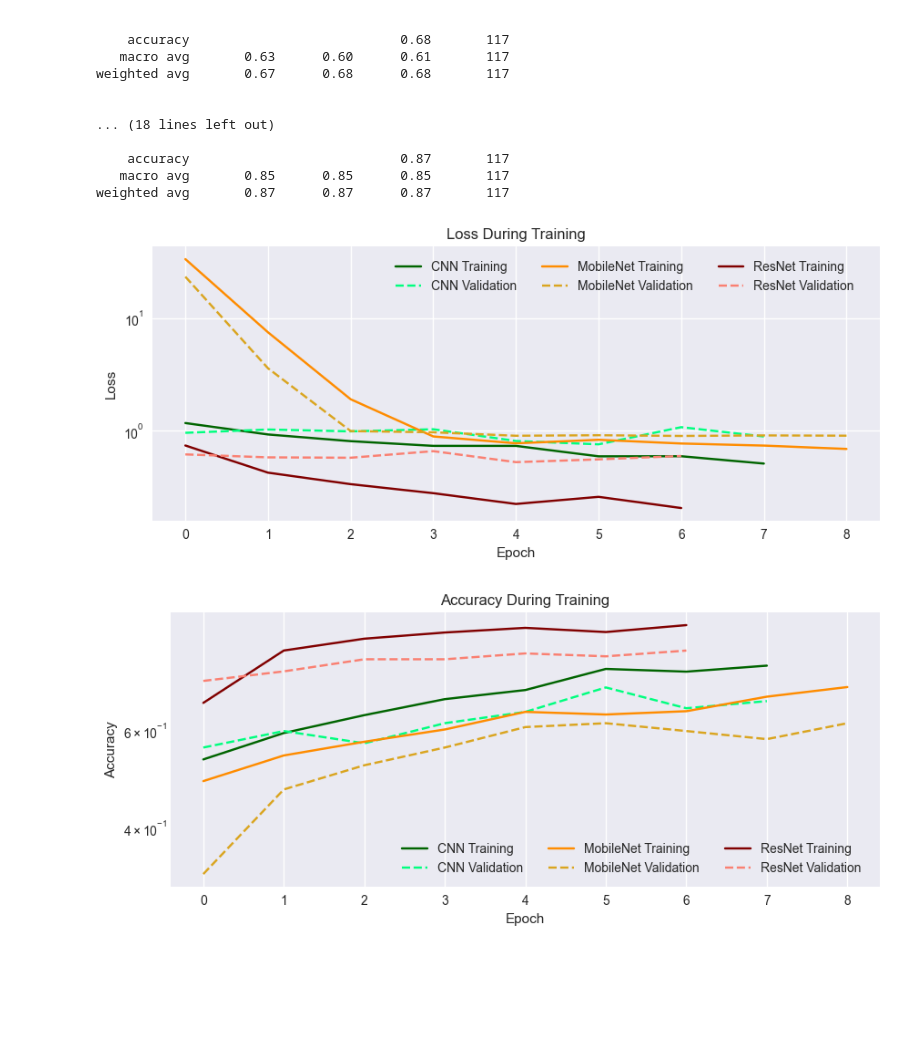
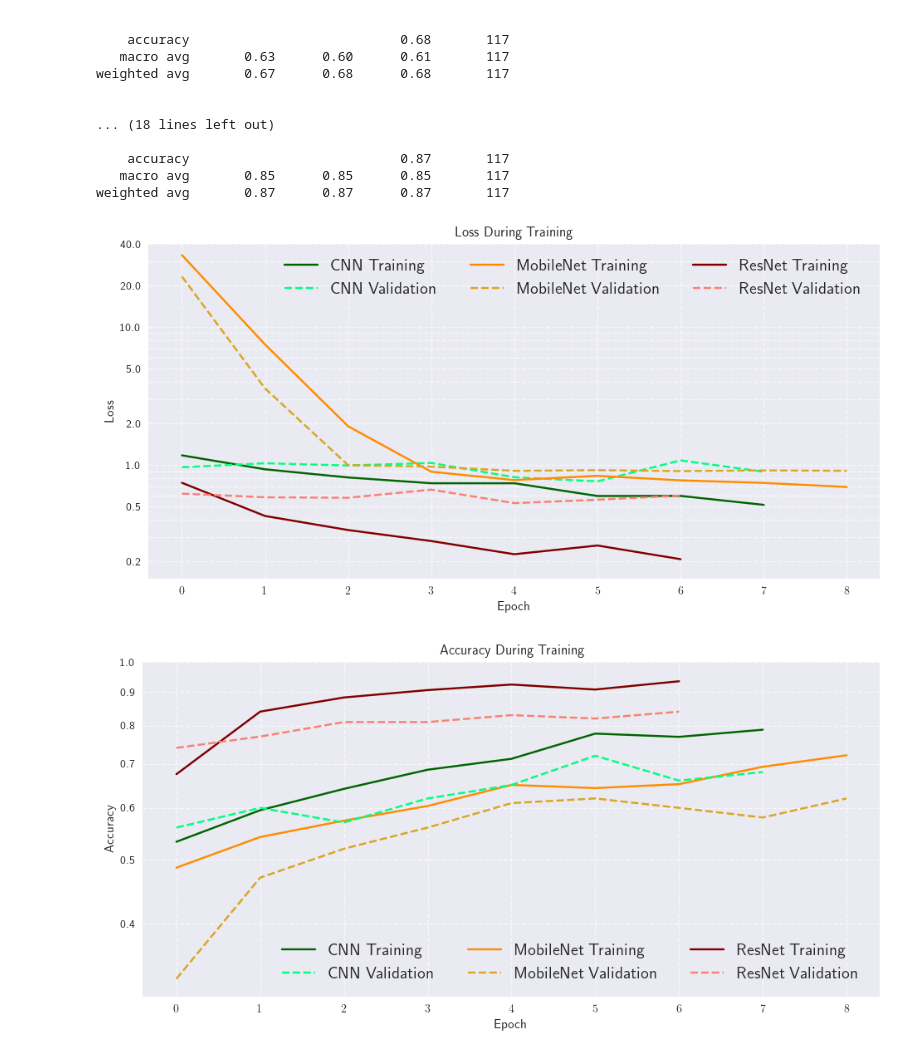
Before and after one commit to Oskar-Idland/FYS-STK4155-Projects, a Jupyter notebook: Project_3/src/cnn_analysis.ipynb, the cells around one changed output. Saved outputs shown, nothing was run; the diff lists cells and outputs as text; code cells hidden in the pictures; blank space fills up the shorter version.

```diff
--- a/Project_3/src/cnn_analysis.ipynb
+++ b/Project_3/src/cnn_analysis.ipynb
@@ -29,6 +29,8 @@ import seaborn as sns
 from torchvision.transforms import RandomHorizontalFlip, RandomRotation, ColorJitter
 
 from cnn import SimpleCNN, MobileNet, MobileNet, train_model
+
+plt.rcParams.update({'text.usetex': True, 'font.size': 18, 'font.family': 'serif', 'font.serif': 'Computer Modern Sans Serif', 'font.weight': 100, 'mathtext.fontset': 'cm', 'xtick.labelsize': 16, 'ytick.labelsize': 16,'hatch.color': "white"})
 # %% [markdown]
 #### Set the seed for reproducibility
 # %%
@@ -419,40 +421,53 @@ sns.set_theme(style="darkgrid")
 plt.style.use('seaborn')
 
 # Plot training metrics
-plt.figure(figsize=(9, 4))
+plt.figure(figsize=(10, 5))
 
 # Loss plot
 plt.semilogy(cnn_metrics['train_loss'], label='CNN Training', color='darkgreen')
 plt.semilogy(cnn_metrics['val_loss'], label='CNN Validation', color='springgreen', linestyle='--')
 plt.semilogy(mobilenet_metrics['train_loss'], label='MobileNet Training', color='darkorange')
 plt.semilogy(mobilenet_metrics['val_loss'], label='MobileNet Validation', color='goldenrod', linestyle='--')
 plt.semilogy(resnet_metrics['train_loss'], label='ResNet Training', color='maroon')
 plt.semilogy(resnet_metrics['val_loss'], label='ResNet Validation', color='salmon', linestyle='--')
+
+y_ticks = np.array([0.1, 0.2, 0.5, 1.0, 2.0, 5.0, 10.0, 20.0, 40.0])
+plt.yscale('log')  # Ensure logarithmic scale
+plt.yticks(y_ticks, [f'{x:.1f}' for x in y_ticks])
+plt.ylim(0.15, 40.0)
+plt.grid(True, which='both', linestyle='--', alpha=0.7)
+
+
 plt.title('Loss During Training')
 plt.xlabel('Epoch')
 plt.ylabel('Loss')
-plt.legend(ncol=3, bbox_to_anchor=(0.65, 0.99), loc='upper center')
+plt.legend(ncol=3, bbox_to_anchor=(0.58, 1), loc='upper center', fontsize='large')
 
 plt.tight_layout()
 plt.savefig(f'../figs/cnn_loss.pdf')
 
 
-plt.figure(figsize=(9, 4))
+plt.figure(figsize=(10, 5))
 
 plt.semilogy(cnn_metrics['train_acc'], label='CNN Training', color='darkgreen')
-plt.semilogy(cnn_metrics['val_acc'], label='CNN Validation', color='springgreen', linestyle='--')
+plt.semilogy(cnn_metrics['val_acc'], label='CNN Validation', color='springgreen', linestyle='--', zorder=3)
 plt.semilogy(mobilenet_metrics['train_acc'], label='MobileNet Training', color='darkorange')
 plt.semilogy(mobilenet_metrics['val_acc'], label='MobileNet Validation', color='goldenrod', linestyle='--')
 plt.semilogy(resnet_metrics['train_acc'], label='ResNet Training', color='maroon')
 plt.semilogy(resnet_metrics['val_acc'], label='ResNet Validation', color='salmon', linestyle='--')
+
+y_ticks = np.array([0.4, 0.5, 0.6, 0.7, 0.8, 0.9, 1.0])
+plt.yticks(y_ticks, [f'{x:.1f}' for x in y_ticks])
+plt.ylim(0.31, 1.0)
+plt.grid(True, which='both', linestyle='--', alpha=0.7)
+
 plt.title('Accuracy During Training')
 plt.xlabel('Epoch')
 plt.ylabel('Accuracy')
-plt.legend(ncol=3, bbox_to_anchor=(0.65, 0), loc='lower center')
-
+plt.legend(ncol=3, bbox_to_anchor=(0.58, 0), loc='lower center', fontsize='large')
 
 plt.tight_layout()
 plt.savefig(f'../figs/cnn_accuracy.pdf')
 # %% [output]
-[figure, old version]
+[figure, new version]
-[figure, old version]
+[figure, new version]
```
Also changed, not shown: parts of 1 cell of this notebook, 6 other files.
